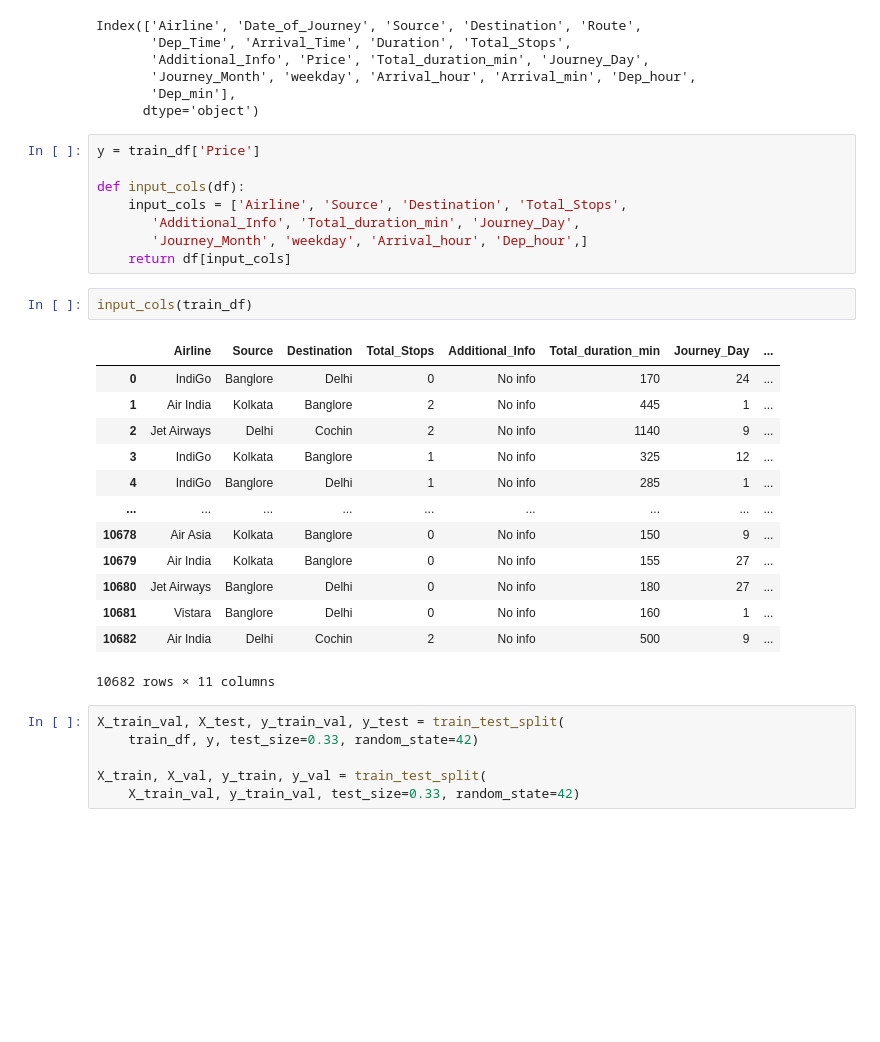
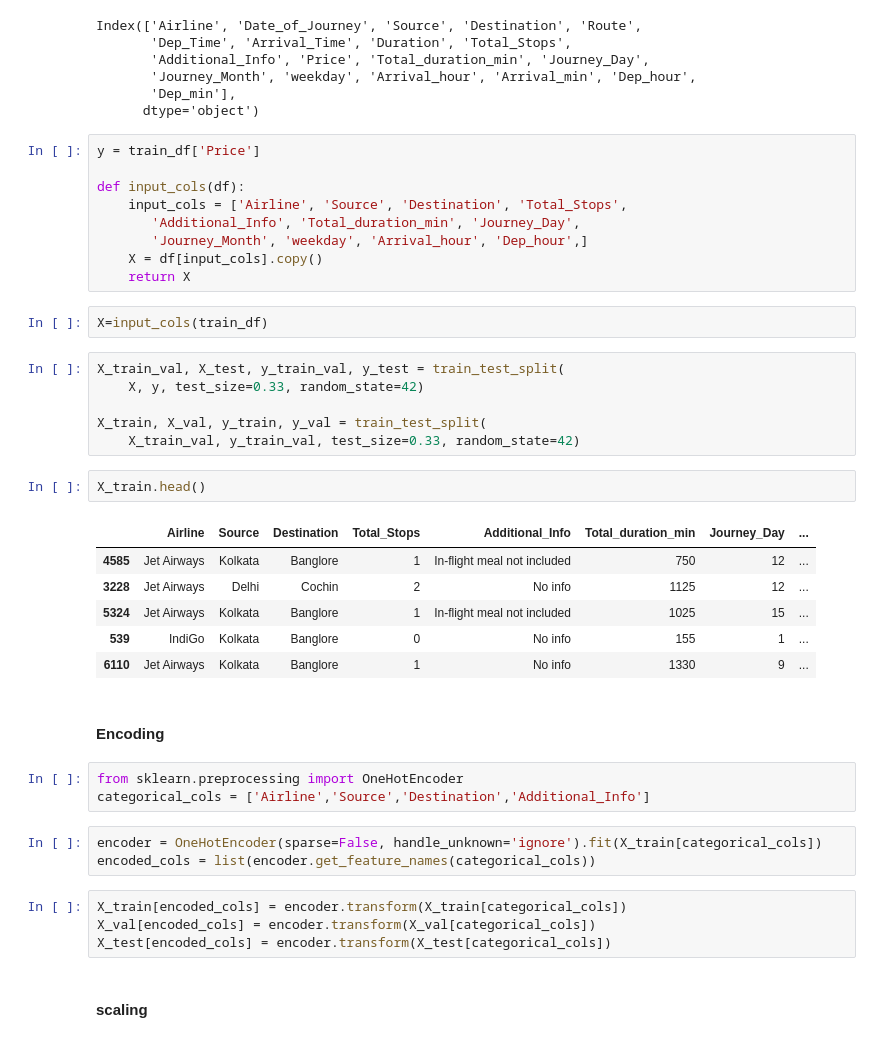
Before and after one commit to vijaybirju/Kaggle-notebook, a Jupyter notebook: flight-2.ipynb, the cells around one changed output. Saved outputs shown, nothing was run; the diff lists cells and outputs as text; blank space fills up the shorter version.

Commit message:
Done with encoding and scaling

```diff
--- a/flight-2.ipynb
+++ b/flight-2.ipynb
@@ -585,26 +585,36 @@ def input_cols(df):
     input_cols = ['Airline', 'Source', 'Destination', 'Total_Stops',
        'Additional_Info', 'Total_duration_min', 'Journey_Day',
        'Journey_Month', 'weekday', 'Arrival_hour', 'Dep_hour',]
-    return df[input_cols]
+    X = df[input_cols].copy()
+    return X
-# %%
-input_cols(train_df)
-# %% [output]
-|  | Airline | Source | Destination | Total_Stops | Additional_Info | Total_duration_min | Journey_Day | ... |
-| 0 | IndiGo | Banglore | Delhi | 0 | No info | 170 | 24 | ... |
-| 1 | Air India | Kolkata | Banglore | 2 | No info | 445 | 1 | ... |
-| 2 | Jet Airways | Delhi | Cochin | 2 | No info | 1140 | 9 | ... |
-| 3 | IndiGo | Kolkata | Banglore | 1 | No info | 325 | 12 | ... |
-| 4 | IndiGo | Banglore | Delhi | 1 | No info | 285 | 1 | ... |
-| ... | ... | ... | ... | ... | ... | ... | ... | ... |
-| 10678 | Air Asia | Kolkata | Banglore | 0 | No info | 150 | 9 | ... |
-| 10679 | Air India | Kolkata | Banglore | 0 | No info | 155 | 27 | ... |
-| 10680 | Jet Airways | Banglore | Delhi | 0 | No info | 180 | 27 | ... |
-| 10681 | Vistara | Banglore | Delhi | 0 | No info | 160 | 1 | ... |
-| 10682 | Air India | Delhi | Cochin | 2 | No info | 500 | 9 | ... |
-10682 rows × 11 columns
+# %%
+X=input_cols(train_df)
 # %%
 X_train_val, X_test, y_train_val, y_test = train_test_split(
-    train_df, y, test_size=0.33, random_state=42)
+    X, y, test_size=0.33, random_state=42)
 
 X_train, X_val, y_train, y_val = train_test_split(
     X_train_val, y_train_val, test_size=0.33, random_state=42)
+# %%
+X_train.head()
+# %% [output]
+|  | Airline | Source | Destination | Total_Stops | Additional_Info | Total_duration_min | Journey_Day | ... |
+| 4585 | Jet Airways | Kolkata | Banglore | 1 | In-flight meal not included | 750 | 12 | ... |
+| 3228 | Jet Airways | Delhi | Cochin | 2 | No info | 1125 | 12 | ... |
+| 5324 | Jet Airways | Kolkata | Banglore | 1 | In-flight meal not included | 1025 | 15 | ... |
+| 539 | IndiGo | Kolkata | Banglore | 0 | No info | 155 | 1 | ... |
+| 6110 | Jet Airways | Kolkata | Banglore | 1 | No info | 1330 | 9 | ... |
+# %% [markdown]
+#### Encoding
+# %%
+from sklearn.preprocessing import OneHotEncoder
+categorical_cols = ['Airline','Source','Destination','Additional_Info']
+# %%
+encoder = OneHotEncoder(sparse=False, handle_unknown='ignore').fit(X_train[categorical_cols])
+encoded_cols = list(encoder.get_feature_names(categorical_cols))
+# %%
+X_train[encoded_cols] = encoder.transform(X_train[categorical_cols])
+X_val[encoded_cols] = encoder.transform(X_val[categorical_cols])
+X_test[encoded_cols] = encoder.transform(X_test[categorical_cols])
+# %% [markdown]
+#### scaling
```
Also changed, not shown: parts of 6 cells of this notebook.
